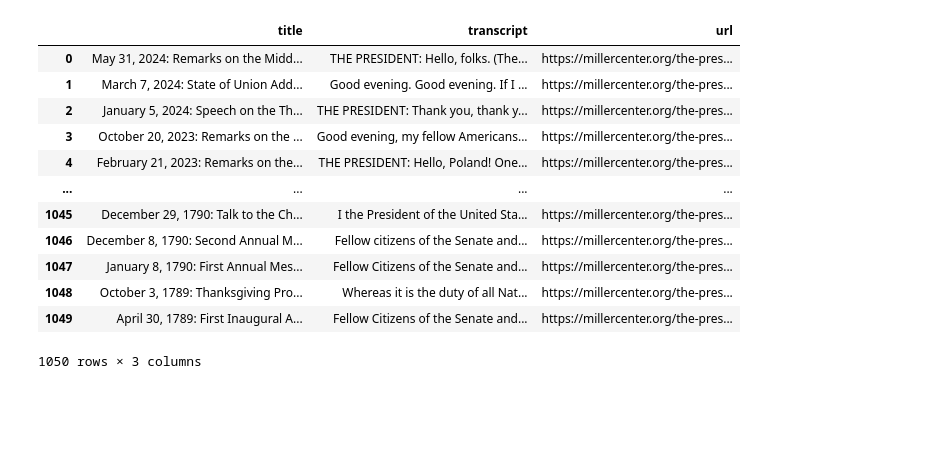
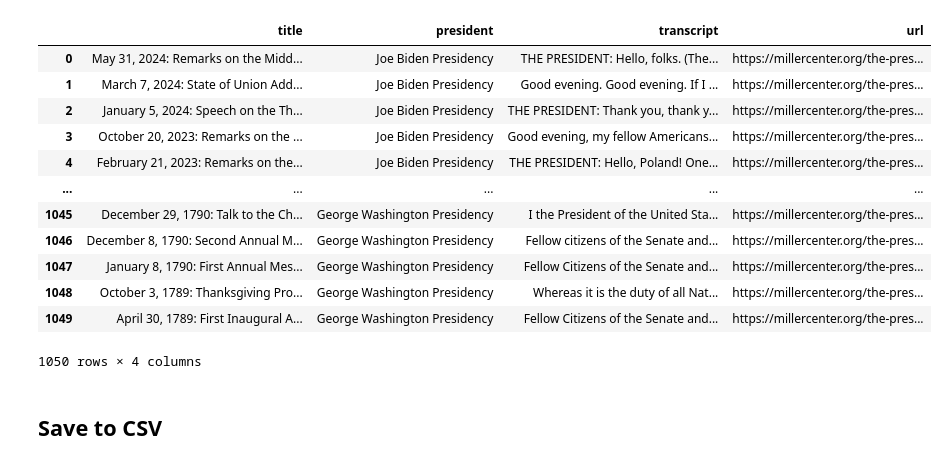
Before and after one commit to ethanvert/RAG, a Jupyter notebook: backend/data/data_collection.ipynb, the cells around one changed output. Saved outputs shown, nothing was run; the diff lists cells and outputs as text; code cells hidden in the pictures; blank space fills up the shorter version.

```diff
--- a/backend/data/data_collection.ipynb
+++ b/backend/data/data_collection.ipynb
@@ -24,3 +25,26 @@ logging.getLogger('urllib3').setLevel(logging.WARNING)
 logging.getLogger('httpx').setLevel(logging.WARNING)
 
 logger = logging.getLogger('rag_project')
+# %%
+def setup_driver():
+    logging.info("Setting up the Chrome driver")
+    driver_path = '/usr/local/bin/chromedriver'
+
+    if not os.path.exists(driver_path):
+        logging.error(f"ChromeDriver not found at {driver_path}")
+        return None
+
+    chrome_options = Options()
+    chrome_options.add_argument("--headless")  # Run in background
+    chrome_options.add_argument("--no-sandbox")
+    chrome_options.add_argument("--disable-dev-shm-usage")
+    service = Service(driver_path)
+
+    try:
+        driver = webdriver.Chrome(service=service, options=chrome_options)
+        logging.info("Chrome driver setup complete")
+    except Exception as e:
+        logging.error(f"Failed to set up Chrome driver: {str(e)}")
+        return None
+
+    return driver
@@ -155,17 +180,19 @@ import pandas as pd
 # %%
-pd.DataFrame(data=speeches, columns=['title', 'transcript', 'url'])
+pd.DataFrame(data=speeches, columns=['title', 'president', 'transcript', 'url'])
 # %% [output]
-|  | title | transcript | url |
-| 0 | May 31, 2024: Remarks on the Midd... | THE PRESIDENT: Hello, folks. (The... | https://millercenter.org/the-pres... |
-| 1 | March 7, 2024: State of Union Add... | Good evening. Good evening. If I ... | https://millercenter.org/the-pres... |
-| 2 | January 5, 2024: Speech on the Th... | THE PRESIDENT: Thank you, thank y... | https://millercenter.org/the-pres... |
-| 3 | October 20, 2023: Remarks on the ... | Good evening, my fellow Americans... | https://millercenter.org/the-pres... |
-| 4 | February 21, 2023: Remarks on the... | THE PRESIDENT: Hello, Poland! One... | https://millercenter.org/the-pres... |
-| ... | ... | ... | ... |
-| 1045 | December 29, 1790: Talk to the Ch... | I the President of the United Sta... | https://millercenter.org/the-pres... |
-| 1046 | December 8, 1790: Second Annual M... | Fellow citizens of the Senate and... | https://millercenter.org/the-pres... |
-| 1047 | January 8, 1790: First Annual Mes... | Fellow Citizens of the Senate and... | https://millercenter.org/the-pres... |
-| 1048 | October 3, 1789: Thanksgiving Pro... | Whereas it is the duty of all Nat... | https://millercenter.org/the-pres... |
-| 1049 | April 30, 1789: First Inaugural A... | Fellow Citizens of the Senate and... | https://millercenter.org/the-pres... |
+|  | title | president | transcript | url |
+| 0 | May 31, 2024: Remarks on the Midd... | Joe Biden Presidency | THE PRESIDENT: Hello, folks. (The... | https://millercenter.org/the-pres... |
+| 1 | March 7, 2024: State of Union Add... | Joe Biden Presidency | Good evening. Good evening. If I ... | https://millercenter.org/the-pres... |
+| 2 | January 5, 2024: Speech on the Th... | Joe Biden Presidency | THE PRESIDENT: Thank you, thank y... | https://millercenter.org/the-pres... |
+| 3 | October 20, 2023: Remarks on the ... | Joe Biden Presidency | Good evening, my fellow Americans... | https://millercenter.org/the-pres... |
+| 4 | February 21, 2023: Remarks on the... | Joe Biden Presidency | THE PRESIDENT: Hello, Poland! One... | https://millercenter.org/the-pres... |
+| ... | ... | ... | ... | ... |
+| 1045 | December 29, 1790: Talk to the Ch... | George Washington Presidency | I the President of the United Sta... | https://millercenter.org/the-pres... |
+| 1046 | December 8, 1790: Second Annual M... | George Washington Presidency | Fellow citizens of the Senate and... | https://millercenter.org/the-pres... |
+| 1047 | January 8, 1790: First Annual Mes... | George Washington Presidency | Fellow Citizens of the Senate and... | https://millercenter.org/the-pres... |
+| 1048 | October 3, 1789: Thanksgiving Pro... | George Washington Presidency | Whereas it is the duty of all Nat... | https://millercenter.org/the-pres... |
+| 1049 | April 30, 1789: First Inaugural A... | George Washington Presidency | Fellow Citizens of the Senate and... | https://millercenter.org/the-pres... |
-1050 rows × 3 columns
+1050 rows × 4 columns
+# %% [markdown]
+## Save to CSV
 # %%
```
Also changed, not shown: parts of 7 cells of this notebook, 1 other file.
